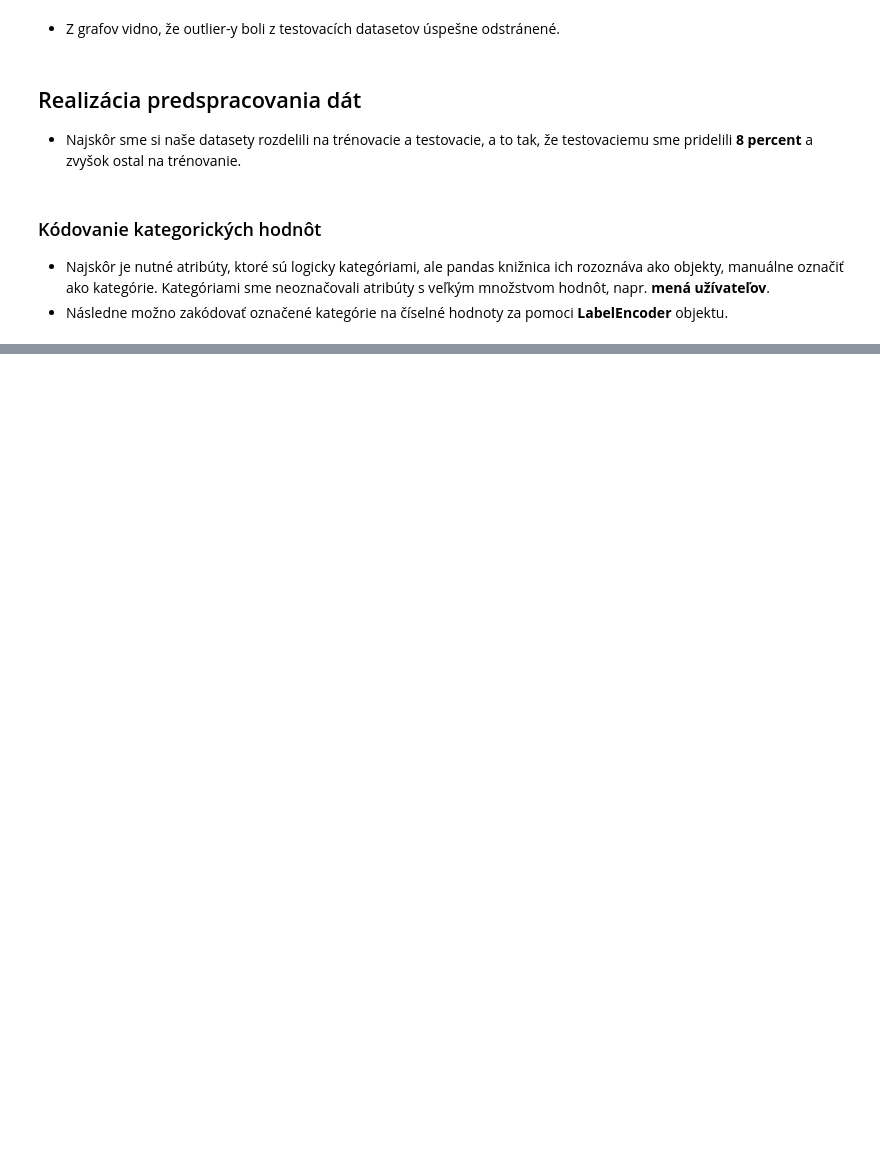
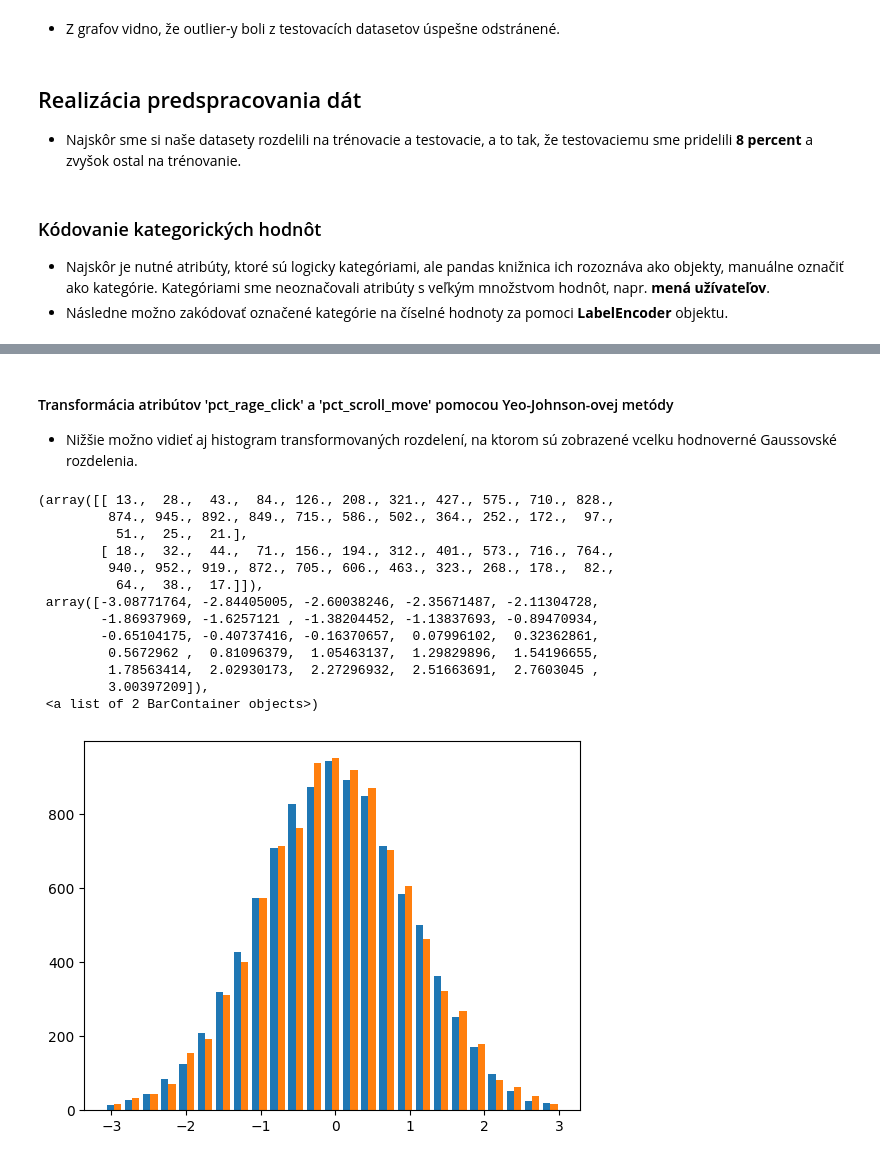
Before and after one commit to FilipMojto/IAU_project, a Jupyter notebook: machine_learning_preprocessing.ipynb, the cells around one changed output, grey strips where cells are left out. Cells and saved outputs as stored; diff of their text form; code cells hidden in the pictures; blank space fills up the shorter version.

```diff
--- a/machine_learning_preprocessing.ipynb
+++ b/machine_learning_preprocessing.ipynb
@@ -449,0 +352,6 @@ print(scaled)
+# %%
+min_max_scaler = MinMaxScaler()
+columns_to_scale = ['pct_input', 'pct_click_product_info']
+
+sess_train_df.loc[:, columns_to_scale] = min_max_scaler.fit_transform(sess_train_df[columns_to_scale])
+sess_train_df['pct_input']
@@ -449,0 +376,10 @@ print(scaled)
+# %%
+std_scaler = StandardScaler()
+columns_to_scale = ['session_duration', 'total_load_time']
+
+sess_train_df.loc[:, columns_to_scale] = std_scaler.fit_transform(sess_train_df[columns_to_scale])
+#sess_df['total_load_time']
+# %%
+std_scaler = StandardScaler()
+columns_to_trans = ['pct_doubleclick', 'pct_wild_mouse']
+sess_train_df.loc[:, columns_to_trans] = std_scaler.fit_transform(sess_train_df[columns_to_trans])
@@ -449,0 +389,27 @@ print(scaled)
+# %% [markdown]
+#### Transformácia atribútov 'pct_rage_click' a 'pct_scroll_move' pomocou Yeo-Johnson-ovej metódy
+- Nižšie možno vidieť aj histogram transformovaných rozdelení, na ktorom sú zobrazené vcelku hodnoverné Gaussovské rozdelenia.
+# %%
+columns_to_scale = ['pct_rage_click', 'pct_scroll_move']
+
+power = PowerTransformer(
+method='yeo-johnson',
+standardize=True)
+sess_train_df.loc[:, columns_to_scale] = power.fit_transform(sess_train_df[columns_to_scale])
+
+pyplot.hist(sess_train_df[columns_to_scale], bins=25)
+# %% [output]
+(array([[ 13.,  28.,  43.,  84., 126., 208., 321., 427., 575., 710., 828.,
+         874., 945., 892., 849., 715., 586., 502., 364., 252., 172.,  97.,
+          51.,  25.,  21.],
+        [ 18.,  32.,  44.,  71., 156., 194., 312., 401., 573., 716., 764.,
+         940., 952., 919., 872., 705., 606., 463., 323., 268., 178.,  82.,
+          64.,  38.,  17.]]),
+ array([-3.08771764, -2.84405005, -2.60038246, -2.35671487, -2.11304728,
+        -1.86937969, -1.6257121 , -1.38204452, -1.13837693, -0.89470934,
+        -0.65104175, -0.40737416, -0.16370657,  0.07996102,  0.32362861,
+         0.5672962 ,  0.81096379,  1.05463137,  1.29829896,  1.54196655,
+         1.78563414,  2.02930173,  2.27296932,  2.51663691,  2.7603045 ,
+         3.00397209]),
+ <a list of 2 BarContainer objects>)
+[figure, added]
```
Also changed, not shown: parts of 17 cells of this notebook.
